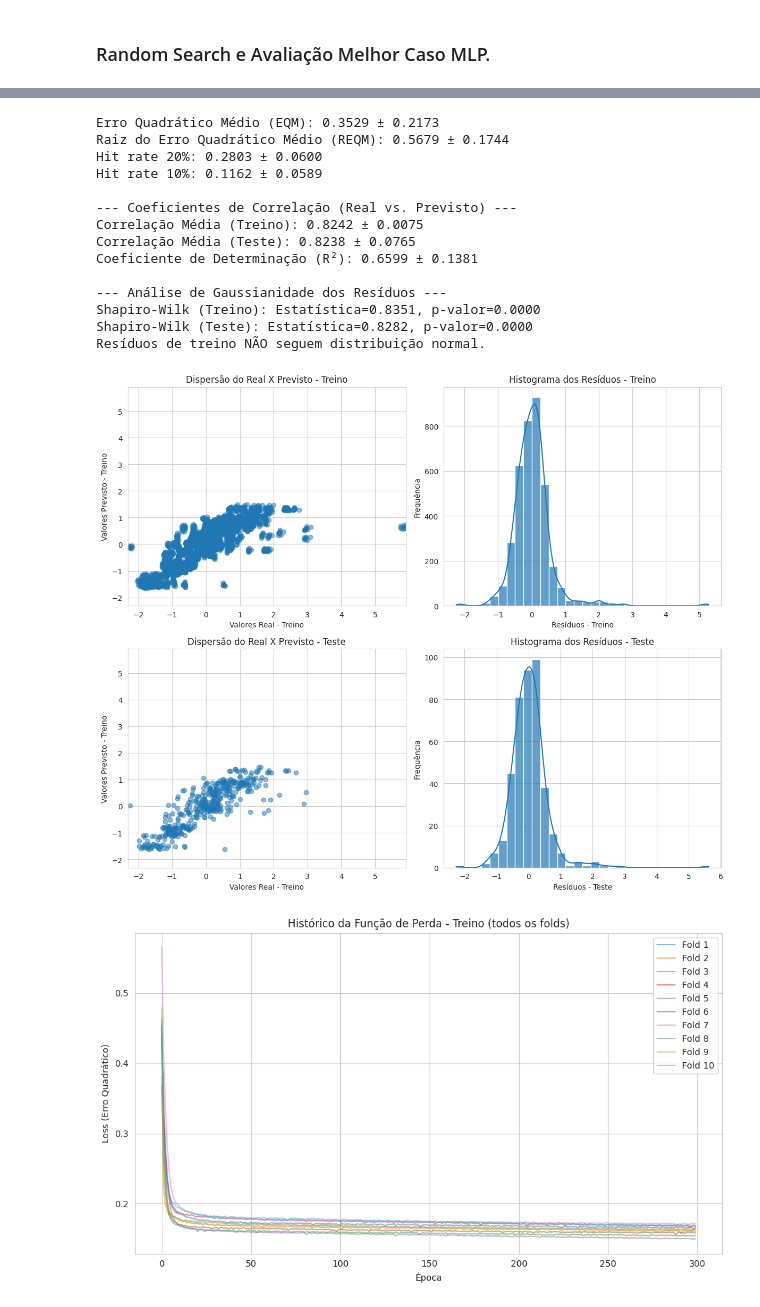
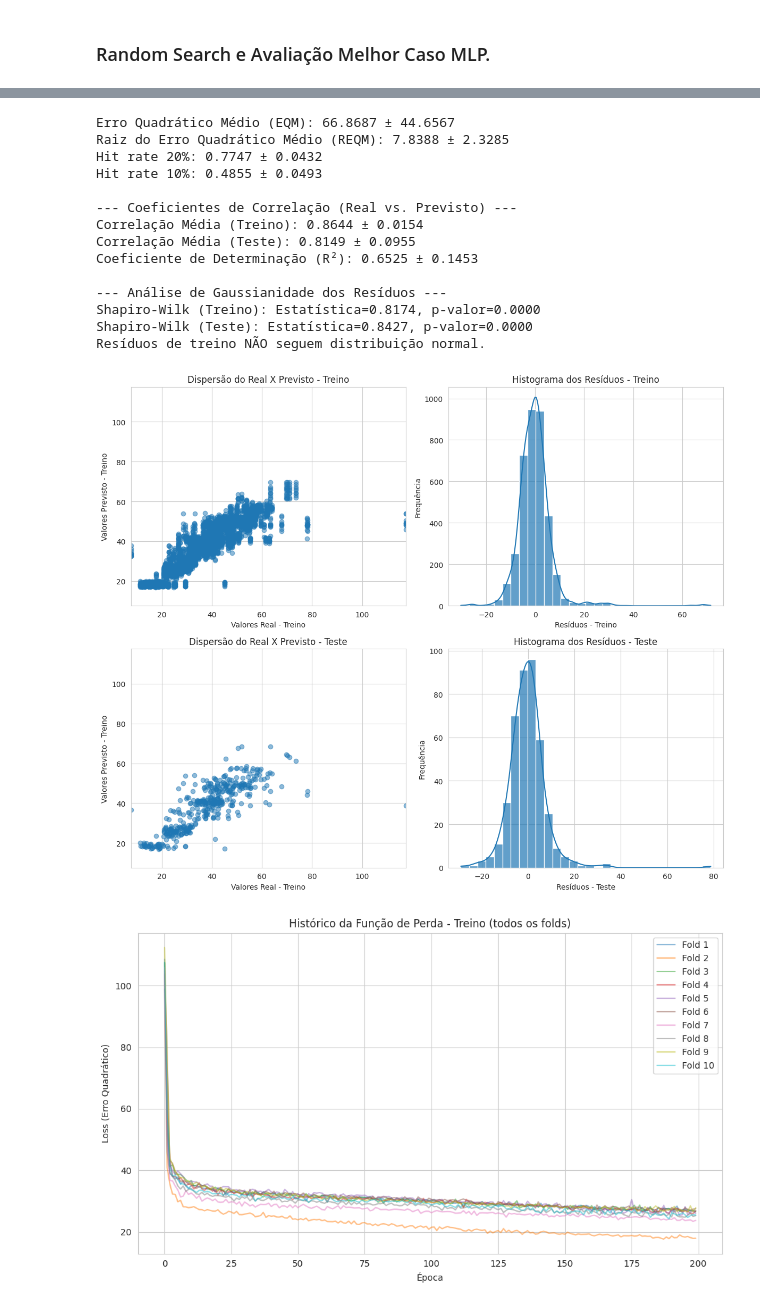
Before and after one commit to LucasJLBraz/Trabalhos_IC_Aplicada, a Jupyter notebook: notebooks/TC1/2.03-ljlb-regressao-MLP_H2.ipynb, the cells around one changed output, grey strips where cells are left out. Drawn from its saved outputs; the diff is of its cells as text; code cells hidden in the pictures.

```diff
--- a/notebooks/TC1/2.03-ljlb-regressao-MLP_H2.ipynb
+++ b/notebooks/TC1/2.03-ljlb-regressao-MLP_H2.ipynb
@@ -185,9 +187,9 @@ Act=sigmoid H1= 32 H2= 32 Ep=100 LR=0.005 → R²=0.6723
 
 # 2) Treino final com CV para coletar tudo
 ls   = best_cfg['layer_sizes']
-act  = 'tanh'
-# ep   = best_cfg['epochs']
-ep = 300
+act  = best_cfg['activation']
+ep   = best_cfg['epochs']
+# ep = 300
 lr   = best_cfg['lr']
 
 all_train_losses = []
@@ -206,9 +208,9 @@ for train_idx, test_idx in k_fold:
     y_tr, y_te = y[train_idx].reshape(-1,1), y[test_idx].reshape(-1,1)
 
     # Normaliza y (fit no treino, transform no teste)
-
-    y_tr = y_scaler.fit_transform(y_tr)
-    y_te = y_scaler.transform(y_te)
+    #
+    # y_tr = y_scaler.fit_transform(y_tr)
+    # y_te = y_scaler.transform(y_te)
 
     scaler = QuantileTransformer(n_quantiles=min(X_tr.shape[0],1000), output_distribution='uniform')
     X_tr_n = scaler.fit_transform(X_tr)
@@ -233,41 +235,41 @@ for train_idx, test_idx in k_fold:
     h20.append(hit_20)
     h10.append(hit_10)
 
     cor_tr.append(np.corrcoef(y_tr.flatten(), y_trp.flatten())[0,1])
     cor_te.append(np.corrcoef(y_te.flatten(), y_tep.flatten())[0,1])
 
     y_tr_all .extend(y_tr.flatten())
     y_trp_all.extend(y_trp.flatten())
     y_te_all .extend(y_te.flatten())
     y_tep_all.extend(y_tep.flatten())
 
 # 3) Métricas finais
 # eqms, reqms, r2s, h20, h10, _ = aux.calcular_metricas(
 #     np.array(y_te_all), np.array(y_tep_all), aux)
 aux.imprimir_metricas(eqms, reqms, r2s, h20, h10)
 aux.imprimir_correlacoes(cor_tr, cor_te, r2s)
 aux.analisar_residuos(
     np.array(y_tr_all), np.array(y_trp_all),
     np.array(y_te_all), np.array(y_tep_all),
     aux, titulo="MLP Final"
 )
 
 # 4) Plots de loss
 aux.plot_folds_loss(all_train_losses)
 # %% [output]
-Erro Quadrático Médio (EQM): 0.3529 ± 0.2173
-Raiz do Erro Quadrático Médio (REQM): 0.5679 ± 0.1744
-Hit rate 20%: 0.2803 ± 0.0600
-Hit rate 10%: 0.1162 ± 0.0589
+Erro Quadrático Médio (EQM): 66.8687 ± 44.6567
+Raiz do Erro Quadrático Médio (REQM): 7.8388 ± 2.3285
+Hit rate 20%: 0.7747 ± 0.0432
+Hit rate 10%: 0.4855 ± 0.0493
 
 --- Coeficientes de Correlação (Real vs. Previsto) ---
-Correlação Média (Treino): 0.8242 ± 0.0075
-Correlação Média (Teste): 0.8238 ± 0.0765
-Coeficiente de Determinação (R²): 0.6599 ± 0.1381
+Correlação Média (Treino): 0.8644 ± 0.0154
+Correlação Média (Teste): 0.8149 ± 0.0955
+Coeficiente de Determinação (R²): 0.6525 ± 0.1453
 
 --- Análise de Gaussianidade dos Resíduos ---
-Shapiro-Wilk (Treino): Estatística=0.8351, p-valor=0.0000
-Shapiro-Wilk (Teste): Estatística=0.8282, p-valor=0.0000
+Shapiro-Wilk (Treino): Estatística=0.8174, p-valor=0.0000
+Shapiro-Wilk (Teste): Estatística=0.8427, p-valor=0.0000
 Resíduos de treino NÃO seguem distribuição normal.
-[figure, old version]
+[figure, new version]
-[figure, old version]
+[figure, new version]
```
Also changed, not shown: parts of 3 cells of this notebook, 1 other file.
